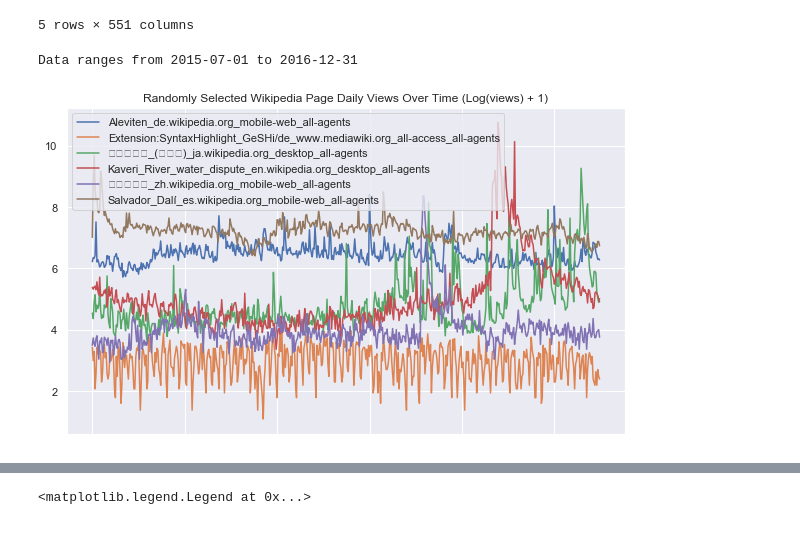
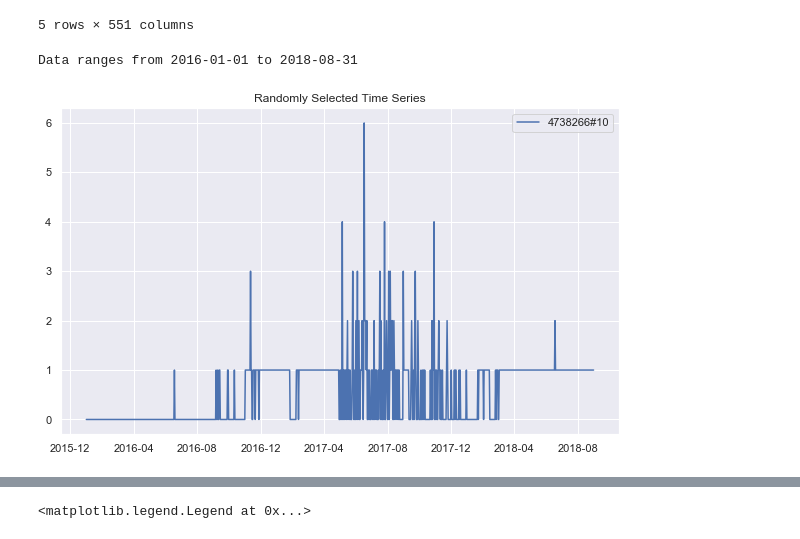
Before and after one commit to schemmy/e2e, a Jupyter notebook: construction/s2s.ipynb, the cells around one changed output, grey strips where cells are left out. Cells and saved outputs as stored; diff of their text form; code cells hidden in the pictures.

```diff
--- a/construction/s2s.ipynb
+++ b/construction/s2s.ipynb
@@ -9,6 +12,11 @@ plt.rcParams['axes.unicode_minus']=False #用来正常显示负号
 
 import seaborn as sns
 sns.set()
+# %%
+df_sales = pd.read_csv('../data/1320/rdc_sales_1320_replenishment_V1_filled_pp.csv')
+df_sl = df_sales.set_index('row')
+df_sl.rename(columns=lambda x: (dt.datetime(2016,1,1) + dt.timedelta(days=int(x)-730)).date(), inplace=True)
+df_sl = df_sl.reset_index()
 # %%
 df = pd.read_csv('../data/train_1.csv')
 df.head()
@@ -21,29 +29,30 @@ df.head()
 | 4 | 52_Hz_I_Love_You_zh.wikipedia.org... | NaN | NaN | NaN | NaN | NaN | NaN | NaN | ... |
 5 rows × 551 columns
 # %%
-data_start_date = df.columns[1]
-data_end_date = df.columns[-1]
+data_start_date = df_sl.columns[1]
+data_end_date = df_sl.columns[-1]
 print('Data ranges from %s to %s' % (data_start_date, data_end_date))
 # %% [output]
-Data ranges from 2015-07-01 to 2016-12-31
+Data ranges from 2016-01-01 to 2018-08-31
 # %%
 def plot_random_series(df, n_series):
 
-    sample = df.sample(n_series, random_state=8)
-    page_labels = sample['Page'].tolist()
+    sample = df.sample(n_series)#, random_state=8)
+    page_labels = sample['row'].tolist()
     series_samples = sample.loc[:,data_start_date:data_end_date]
 
     plt.figure(figsize=(10,6))
 
     for i in range(series_samples.shape[0]):
-        np.log1p(pd.Series(series_samples.iloc[i]).astype(np.float64)).plot(linewidth=1.5)
+#         np.log1p(pd.Series(series_samples.iloc[i]).astype(np.float64)).plot(linewidth=1.5)
+        pd.Series(series_samples.iloc[i]).astype(np.float64).plot(linewidth=1.5)
 
-    plt.title('Randomly Selected Wikipedia Page Daily Views Over Time (Log(views) + 1)')
+    plt.title('Randomly Selected Time Series')
     plt.legend(page_labels)
 
-plot_random_series(df, 6)
+plot_random_series(df_sl, 1)
 # %% [output]
-[figure, old version]
+[figure, new version]
 # %%
 from datetime import timedelta
 
```
Also changed, not shown: parts of 9 cells of this notebook, 8 other files.
